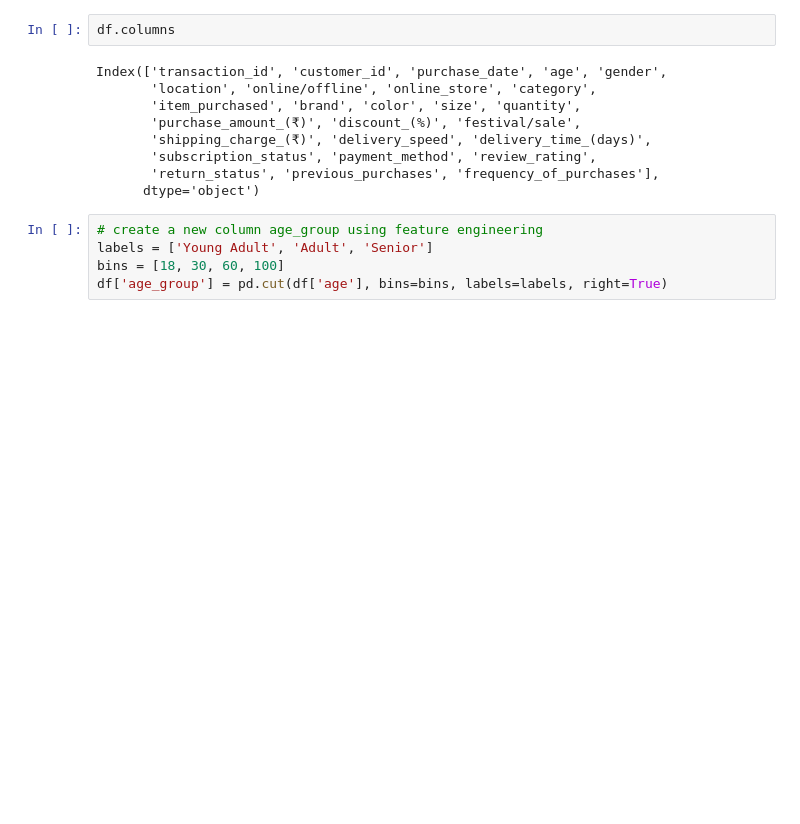
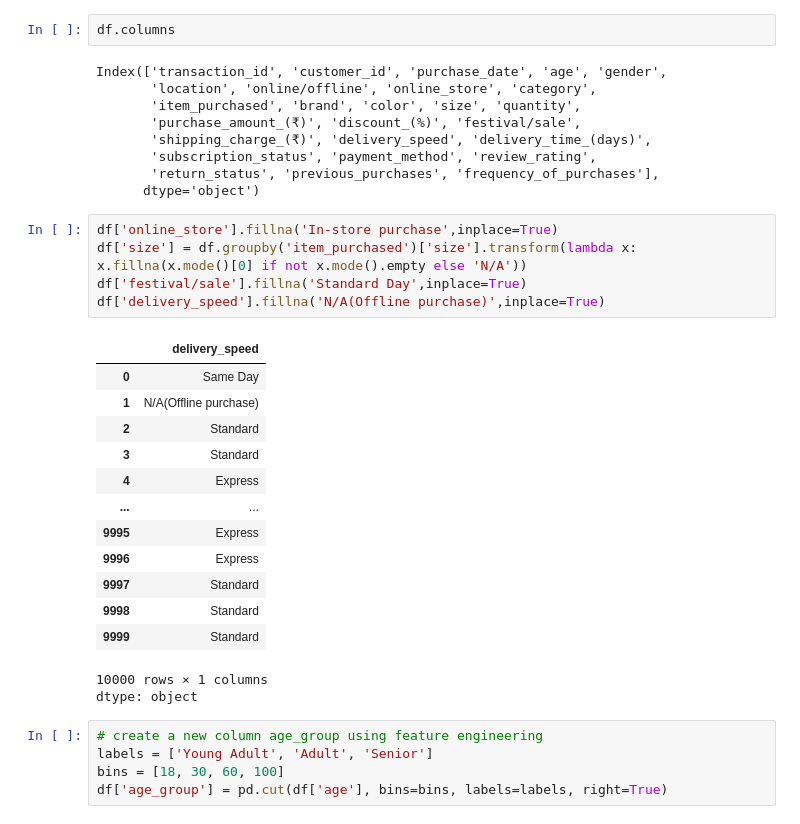
Before and after one commit to rudrascience/Customer-Shopping-Trends-Analysis, a Jupyter notebook: Kaggle_Customer_Shopping_Behavior.ipynb, the cells around one changed output. Saved outputs shown, nothing was run; the diff lists cells and outputs as text; blank space fills up the shorter version.

```diff
--- a/Kaggle_Customer_Shopping_Behavior.ipynb
+++ b/Kaggle_Customer_Shopping_Behavior.ipynb
@@ -130,6 +85,26 @@ Index(['transaction_id', 'customer_id', 'purchase_date', 'age', 'gender',
        'subscription_status', 'payment_method', 'review_rating',
        'return_status', 'previous_purchases', 'frequency_of_purchases'],
       dtype='object')
+# %%
+df['online_store'].fillna('In-store purchase',inplace=True)
+df['size'] = df.groupby('item_purchased')['size'].transform(lambda x: x.fillna(x.mode()[0] if not x.mode().empty else 'N/A'))
+df['festival/sale'].fillna('Standard Day',inplace=True)
+df['delivery_speed'].fillna('N/A(Offline purchase)',inplace=True)
+# %% [output]
+|  | delivery_speed |
+| 0 | Same Day |
+| 1 | N/A(Offline purchase) |
+| 2 | Standard |
+| 3 | Standard |
+| 4 | Express |
+| ... | ... |
+| 9995 | Express |
+| 9996 | Express |
+| 9997 | Standard |
+| 9998 | Standard |
+| 9999 | Standard |
+10000 rows × 1 columns
+dtype: object
 # %%
 # create a new column age_group using feature engineering
 labels = ['Young Adult', 'Adult', 'Senior']
```
Also changed, not shown: parts of 3 cells of this notebook.
